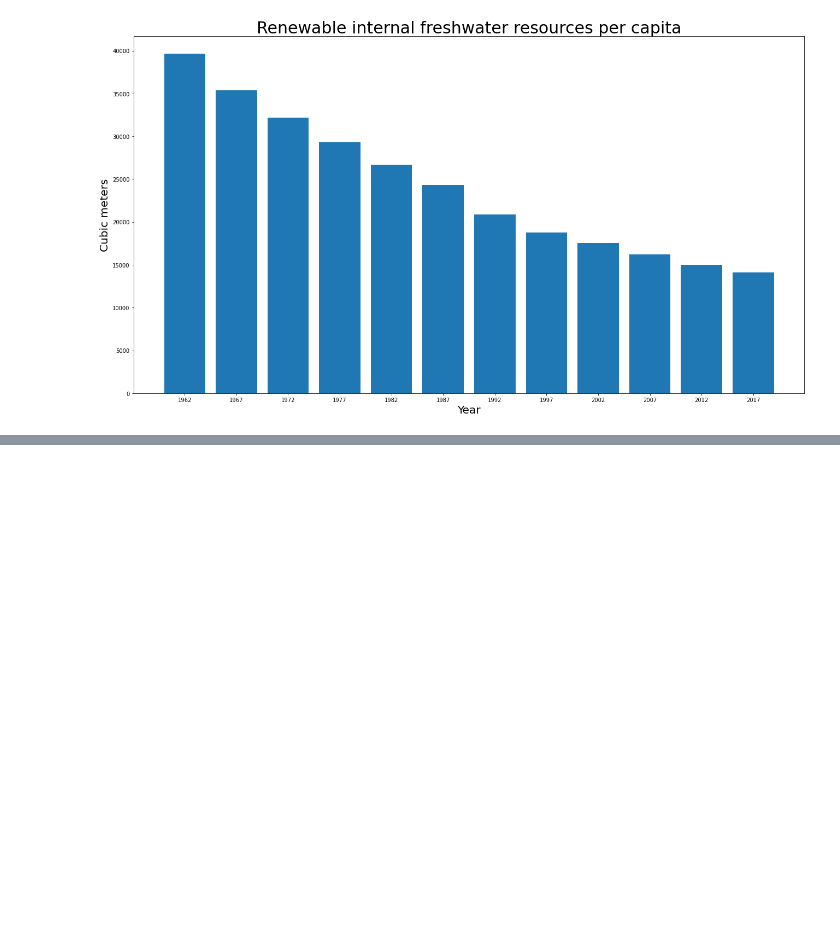
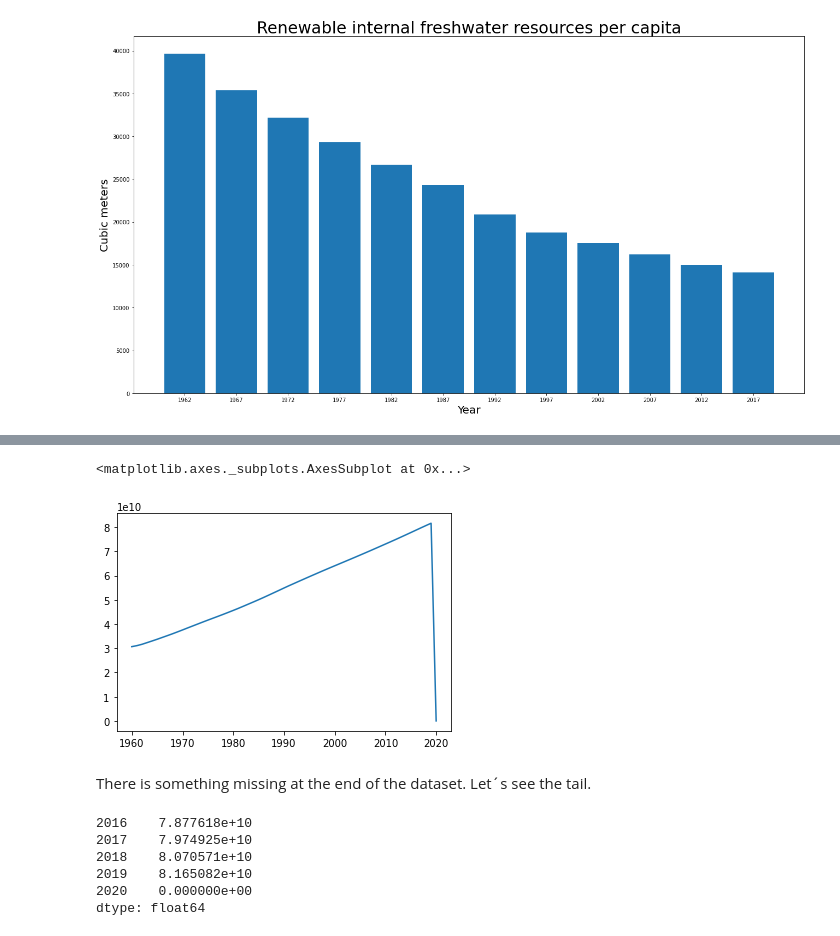
Before and after one commit to jarda51/ZSkladLogin2, a Jupyter notebook: final_project.ipynb, the cells around one changed output, grey strips where cells are left out. Drawn from its saved outputs; the diff is of its cells as text; code cells hidden in the pictures; blank space fills up the shorter version.

```diff
--- a/final_project.ipynb
+++ b/final_project.ipynb
@@ -257,0 +223,2 @@ print('predicted response:', y_pred, sep='\n')
+# %%
+population = pd.read_csv('./drive/MyDrive/ColabNotebooks/final_project/population.csv')
@@ -257,0 +234,20 @@ print('predicted response:', y_pred, sep='\n')
+# %%
+# we need only thy sum. Delete unnecessary columns.
+population = population.drop(['Country Name', 'Indicator Name', 'Indicator Code','Country Code', 'Unnamed: 65'], axis=1)
+# %%
+popul_sum = population.sum()
+popul_sum.plot()
+# %% [output]
+<matplotlib.axes._subplots.AxesSubplot at 0x...>
+[figure, added]
+# %% [markdown]
+There is something missing at the end of the dataset. Let´s see the tail.
+# %%
+popul_sum.tail()
+# %% [output]
+2016    7.877618e+10
+2017    7.974925e+10
+2018    8.070571e+10
+2019    8.165082e+10
+2020    0.000000e+00
+dtype: float64
```
Also changed, not shown: parts of 43 cells of this notebook.
